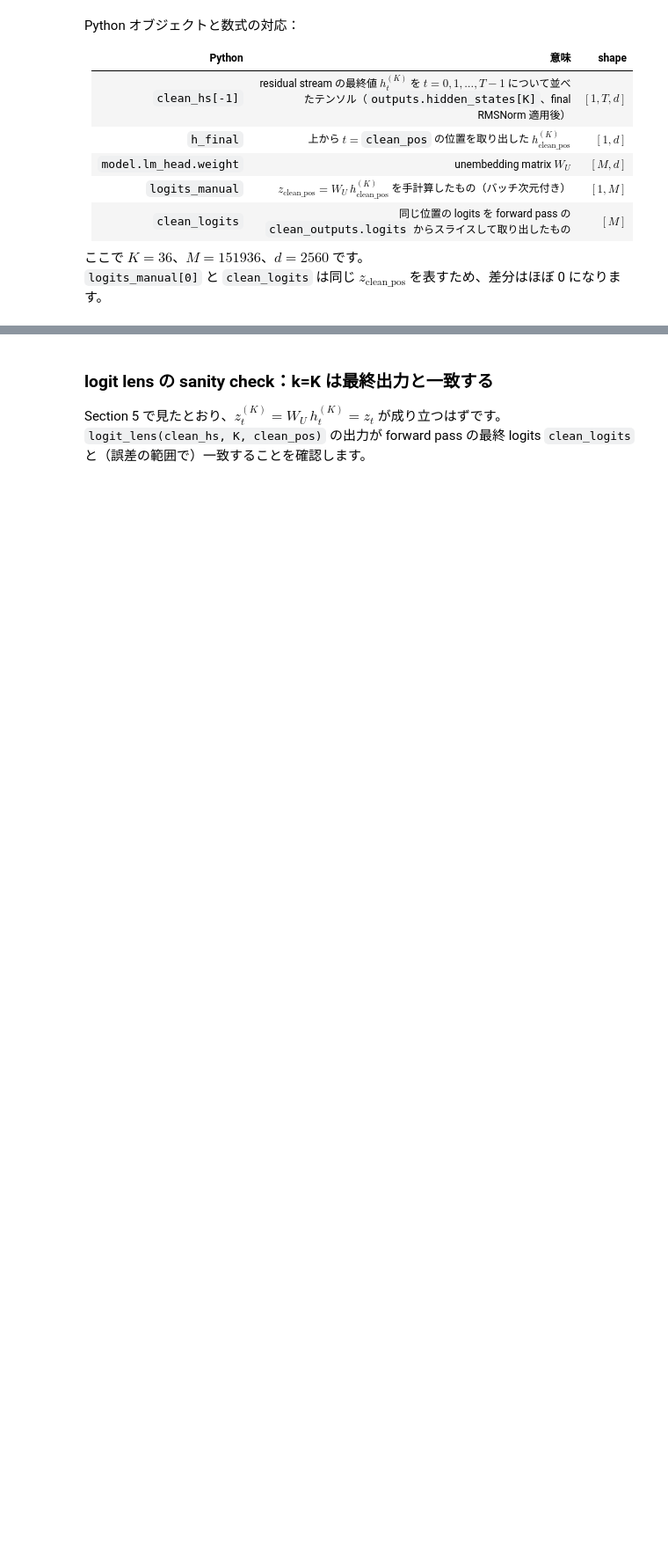
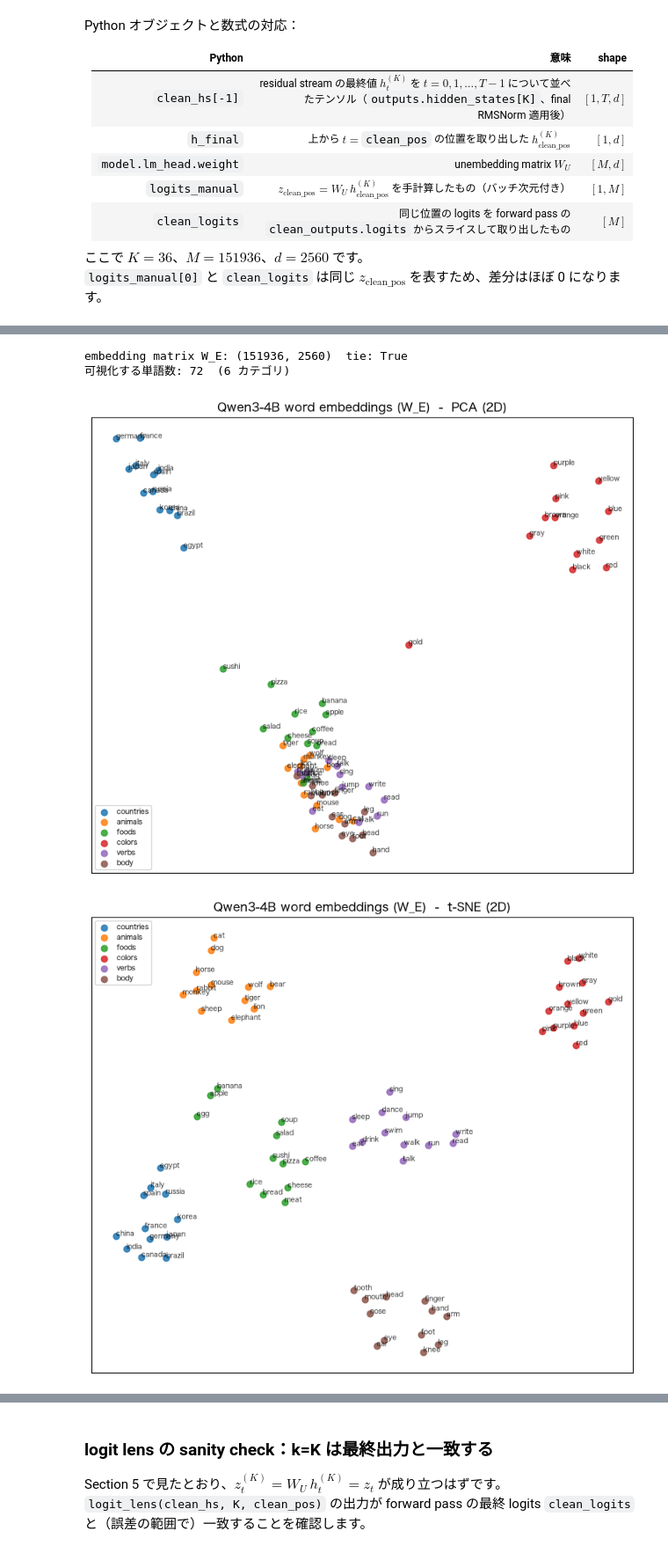
Before and after one commit to shimosan/qwen3_4b_probe, a Jupyter notebook: rendered/02_residual_stream_logit_lens_patching.ipynb, the cells around one changed output, grey strips where cells are left out. Shown at 88% size. Drawn from its saved outputs; the diff is of its cells as text; code cells hidden in the pictures; blank space fills up the shorter version.

```diff
--- a/rendered/02_residual_stream_logit_lens_patching.ipynb
+++ b/rendered/02_residual_stream_logit_lens_patching.ipynb
@@ -674,0 +771,70 @@ max |W_E - W_U| = 0.0000e+00  (same tensor)
+# %%
+# §5 で見た語彙埋め込み W_E を「単語ベクトル」として可視化する。
+# 1 token で 1 単語になる語を選び、PCA と t-SNE で 2D に落として意味のまとまりを見る。
+# （PCA と t-SNE は別々の図として出す。あとで単独で再利用できるようにするため。）
+import numpy as np
+import matplotlib.pyplot as plt
+from sklearn.decomposition import PCA
+from sklearn.manifold import TSNE
+
+W_E = model.get_input_embeddings().weight.float().cpu().numpy()   # [vocab, hidden] 入口=出口 tie
+print("embedding matrix W_E:", W_E.shape, " tie:", model.config.tie_word_embeddings)
+
+CATEGORIES = {
+    "countries": ["japan","china","korea","india","france","germany","italy","brazil","canada","russia","spain","egypt"],
+    "animals":   ["cat","dog","horse","elephant","tiger","rabbit","monkey","lion","wolf","sheep","bear","mouse"],
+    "foods":     ["pizza","sushi","bread","rice","cheese","banana","coffee","apple","soup","salad","meat","egg"],
+    "colors":    ["red","blue","green","yellow","purple","pink","black","white","brown","orange","gray","gold"],
+    "verbs":     ["run","walk","jump","sing","write","read","swim","dance","sleep","eat","drink","talk"],
+    "body":      ["head","hand","foot","arm","leg","eye","ear","nose","mouth","finger","knee","tooth"],
+}
+
+def single_token_id(word):
+    # 語頭スペース付きで 1 token になる表記を優先（Qwen/GPT の BPE は語頭に空白を含める流儀）
+    for cand in (" " + word, " " + word.capitalize()):
+        ids = tokenizer.encode(cand, add_special_tokens=False)
+        if len(ids) == 1:
+            return ids[0]
+    return None
+
+labels, cats, vecs = [], [], []
+for cat, ws in CATEGORIES.items():
+    for w in ws:
+        tid = single_token_id(w)
+        if tid is not None:
+            labels.append(w); cats.append(cat); vecs.append(W_E[tid])
+X = np.array(vecs)
+Xn = X / (np.linalg.norm(X, axis=1, keepdims=True) + 1e-8)   # L2 正規化（norm=頻度成分を除く）
+print(f"可視化する単語数: {len(labels)}  ({len(CATEGORIES)} カテゴリ)")
+
+cat_list = list(CATEGORIES.keys())
+palette = plt.get_cmap("tab10")
+color = {c: palette(i) for i, c in enumerate(cat_list)}
+
+def scatter_2d(emb, name):
+    """カテゴリ色分けの 2D 散布図を 1 枚描く（単独再利用できるよう図を分ける）。"""
+    fig, ax = plt.subplots(figsize=(8, 7))
+    for c in cat_list:
+        idx = [i for i, cc in enumerate(cats) if cc == c]
+        ax.scatter(emb[idx, 0], emb[idx, 1], s=40, color=color[c], label=c, alpha=0.85)
+    for i, w in enumerate(labels):
+        ax.text(emb[i, 0], emb[i, 1], w, fontsize=7, alpha=0.8)
+    ax.set_title(f"Qwen3-4B word embeddings (W_E)  -  {name}", fontsize=12)
+    ax.set_xticks([]); ax.set_yticks([])
+    ax.legend(fontsize=7, loc="best")
+    fig.tight_layout()
+    fig.savefig(outputs_dir / f"nb02_word_embeddings_{'pca' if 'PCA' in name else 'tsne'}.png", dpi=200)
+    plt.show()
+
+# 図1: PCA
+pca = PCA(n_components=2, random_state=0).fit_transform(Xn)
+scatter_2d(pca, "PCA (2D)")
+
+# 図2: t-SNE
+tsne = TSNE(n_components=2, perplexity=8, random_state=0, init="pca").fit_transform(Xn)
+scatter_2d(tsne, "t-SNE (2D)")
+# %% [output]
+embedding matrix W_E: (151936, 2560)  tie: True
+可視化する単語数: 72  (6 カテゴリ)
+[figure, added]
+[figure, added]
```
Also changed, not shown: parts of 157 cells of this notebook.
